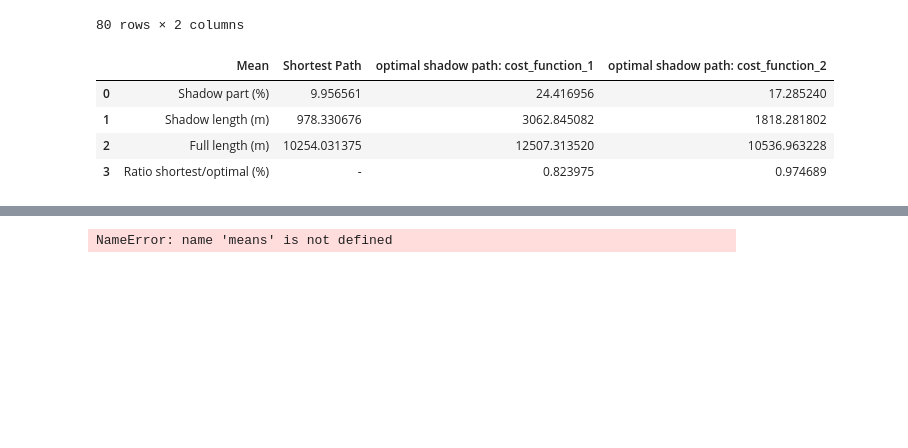
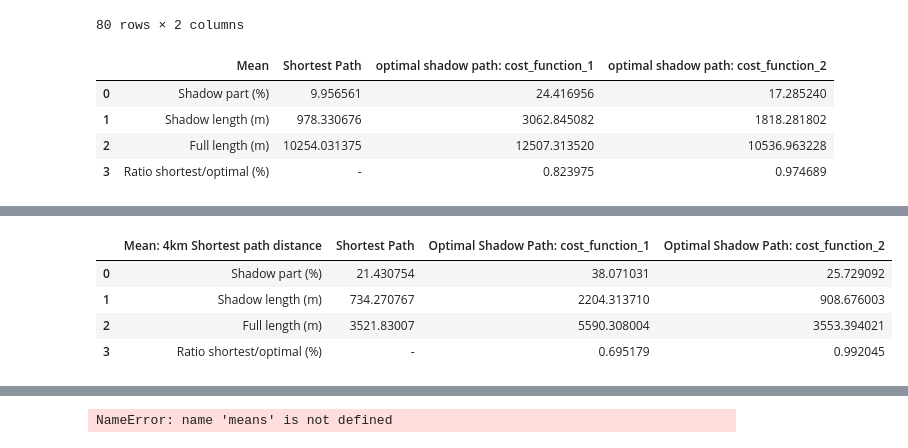
Before and after one commit to suvihanninen/CoolWalk-App, a Jupyter notebook: backend/Benchmarking.ipynb, the cells around one changed output, grey strips where cells are left out. Saved outputs shown, nothing was run; the diff lists cells and outputs as text; code cells hidden in the pictures; blank space fills up the shorter version.

```diff
--- a/backend/Benchmarking.ipynb
+++ b/backend/Benchmarking.ipynb
@@ -512,0 +587,10 @@ list_of_paths_cost2 = get_80_paths(srcList8km, destList8km, weight_function_2)
+# %%
+returnDfStats4km = calculateStats(list_of_4km_paths_shortest, list_of_4km_paths_cost1, list_of_4km_paths_cost2, "Mean: 4km Shortest path distance")
+# %%
+returnDfStats4km
+# %% [output]
+|  | Mean: 4km Shortest path distance | Shortest Path | Optimal Shadow Path: cost_function_1 | Optimal Shadow Path: cost_function_2 |
+| 0 | Shadow part (%) | 21.430754 | 38.071031 | 25.729092 |
+| 1 | Shadow length (m) | 734.270767 | 2204.313710 | 908.676003 |
+| 2 | Full length (m) | 3521.83007 | 5590.308004 | 3553.394021 |
+| 3 | Ratio shortest/optimal (%) | - | 0.695179 | 0.992045 |
```
Also changed, not shown: parts of 29 cells of this notebook.
